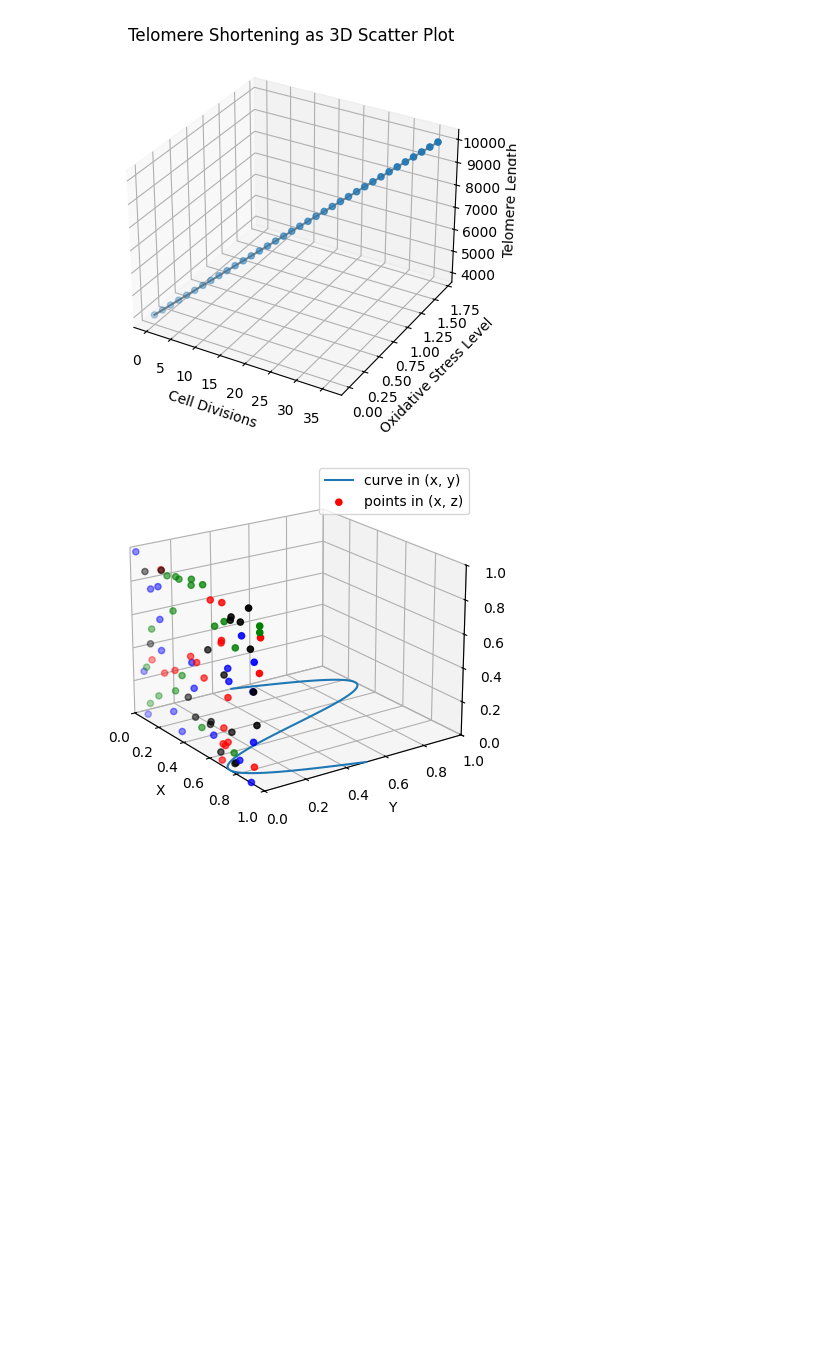
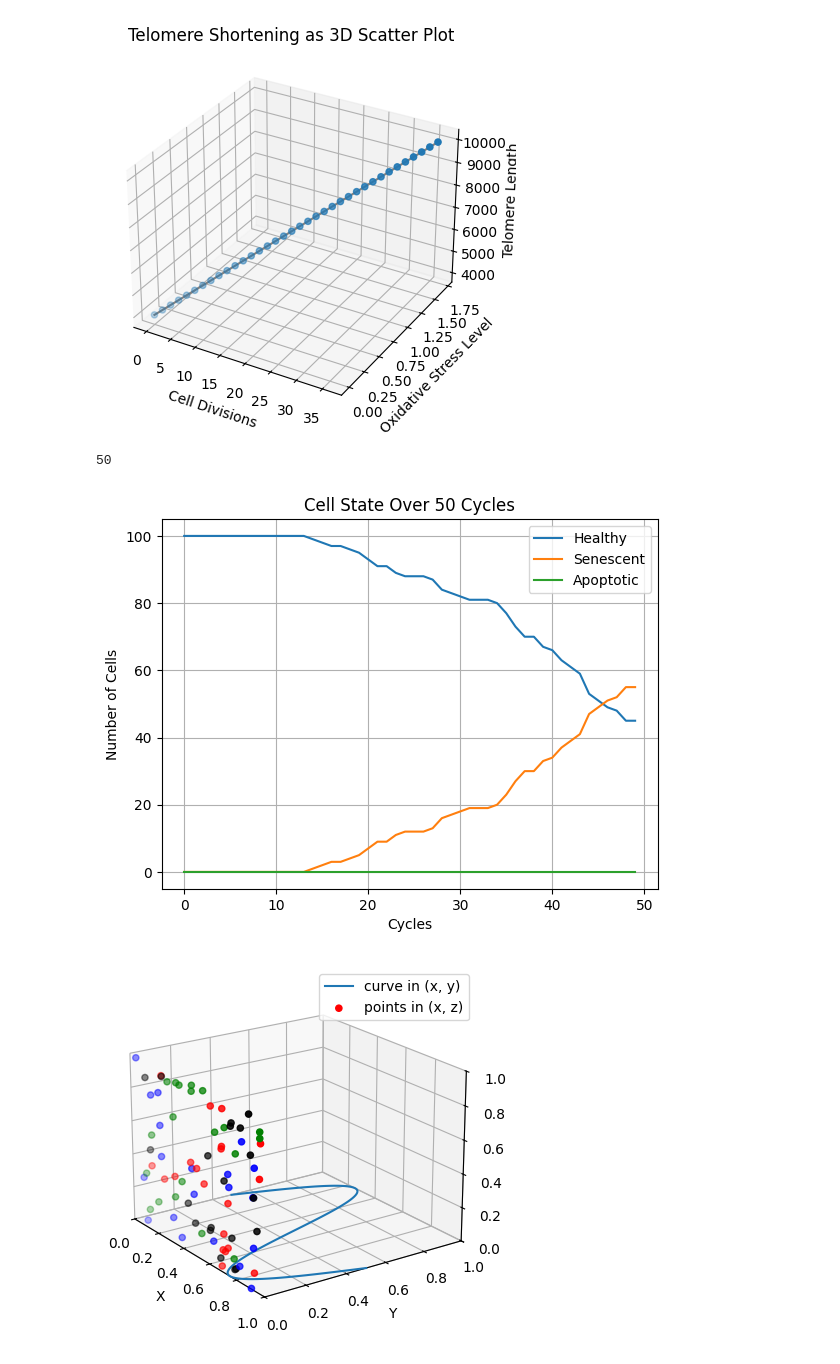
Before and after one commit to ianthehamster/anti_aging_simulation, a Jupyter notebook: aging_simulation_model.ipynb, the cells around one changed output. Saved outputs shown, nothing was run; the diff lists cells and outputs as text; code cells hidden in the pictures; blank space fills up the shorter version.

Commit message:
Finished cell state over cycles graph

```diff
--- a/aging_simulation_model.ipynb
+++ b/aging_simulation_model.ipynb
@@ -105,34 +105,70 @@ plt.show()
 [figure]
 # %%
 # Multi-Cell Aging Simulation
+import random
 class Cell:
   def __init__(self):
     self.telomere = 10000
     self.dna_damage = 0.0 # expressed in percentage
     self.ros_level = 1.0 # Reactive Oxygen Species (ROS) in cells
     self.state = "Healthy"
 
     '''
     Reactive Oxygen Species (ROS) are chemically reactive molecules that:
     - are produced as byproducts of normal metabolism (e.g., in mitochondria)
     - increase with oxidative stress, such as UV light, toxins, radiation
     - can damage DNA, proteins and cell membranes
     '''
 
-    def step(self):
-      if self.state != "Healthy":
-        return
+  def step(self):
+    if self.state != "Healthy":
+      return
 
-      damage_chance = random.uniform(0, 1)* self.ros_level
-      if damage_chance > 0.9:
-        self.dna_damage += 10 # accumlate damage if damage chance is greater than 90%
+    damage_chance = random.uniform(0, 1)* self.ros_level
+    if damage_chance > 0.9:
+      self.dna_damage += 10 # accumlate damage if damage chance is greater than 90%
 
-      # Telomere shortening
-      self.telomere -= 100* self.ros_level
+    # Telomere shortening
+    self.telomere -= 100* self.ros_level
 
-      # State transitions
-      if self.dna_damage >= 50 or self.telomere <= 4000:
-        self.state = 'Senescent'
-      elif self.dna_damage > 90:
-        self.state = 'Apoptotic'
+    # State transitions
+    if self.dna_damage >= 50 or self.telomere <= 4000:
+      self.state = 'Senescent'
+    elif self.dna_damage > 90:
+      self.state = 'Apoptotic'
+
+# Simulation Parameters
+num_cells = 100
+cycles = 50
+cells = [Cell() for _ in range(num_cells)] # Creating 100 instances of Cell class
+
+health_stats = {"Healthy": [], "Senescent": [], "Apoptotic": []}
+
+# Simulation Loop
+for _ in range(cycles):
+  counts = {"Healthy" : 0, 'Senescent' : 0, "Apoptotic" : 0}
+
+  for cell in cells:
+    cell.step()
+    counts[cell.state] += 1
+
+  for state in counts:
+    health_stats[state].append(counts[state])
+
+
+print(len(health_stats["Healthy"]))
+
+# Plot Time Evolution
+plt.figure()
+for state in health_stats:
+  plt.plot(health_stats[state], label=state) # plot health stats value against number of cycles which is fixed at 50
+plt.title("Cell State Over 50 Cycles")
+plt.xlabel("Cycles")
+plt.ylabel("Number of Cells")
+plt.legend()
+plt.grid(True)
+plt.show()
+# %% [output]
+50
+[figure, added]
 # %%
```
Also changed, not shown: parts of 2 cells of this notebook, 1 other file.
